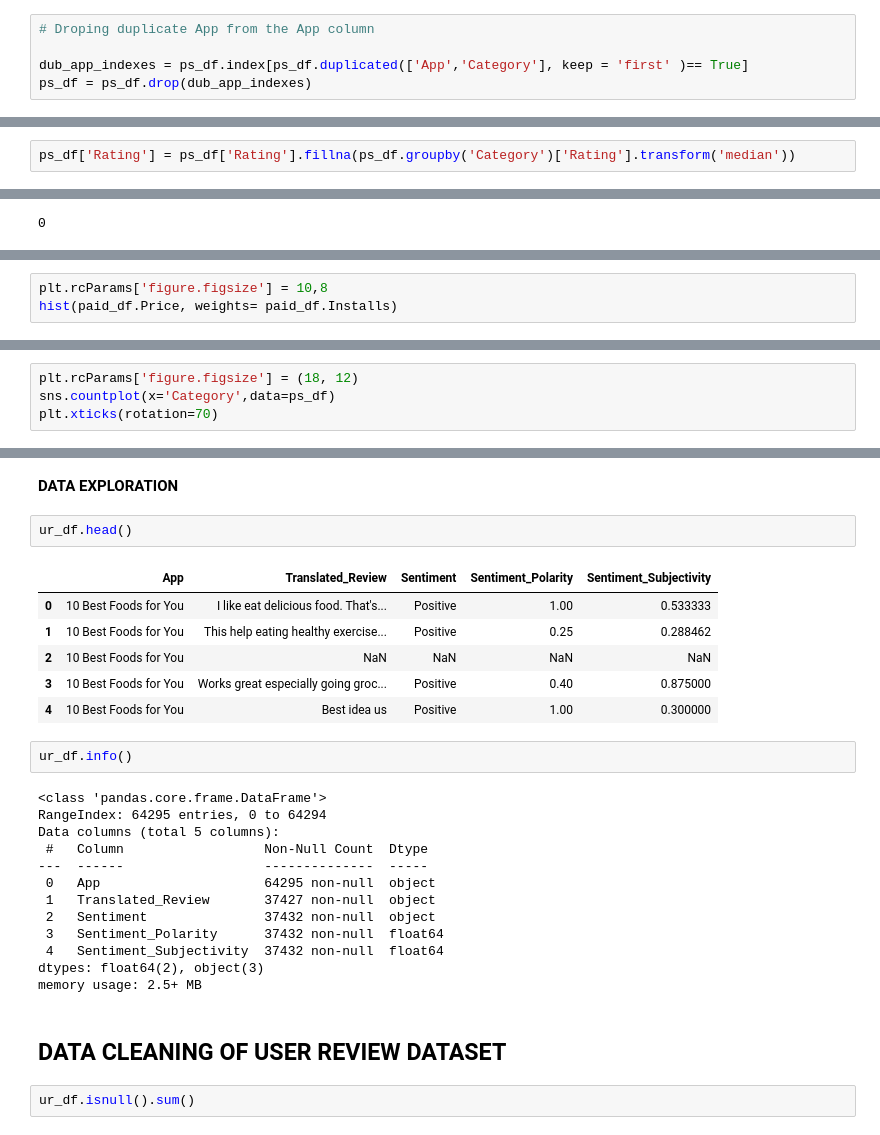
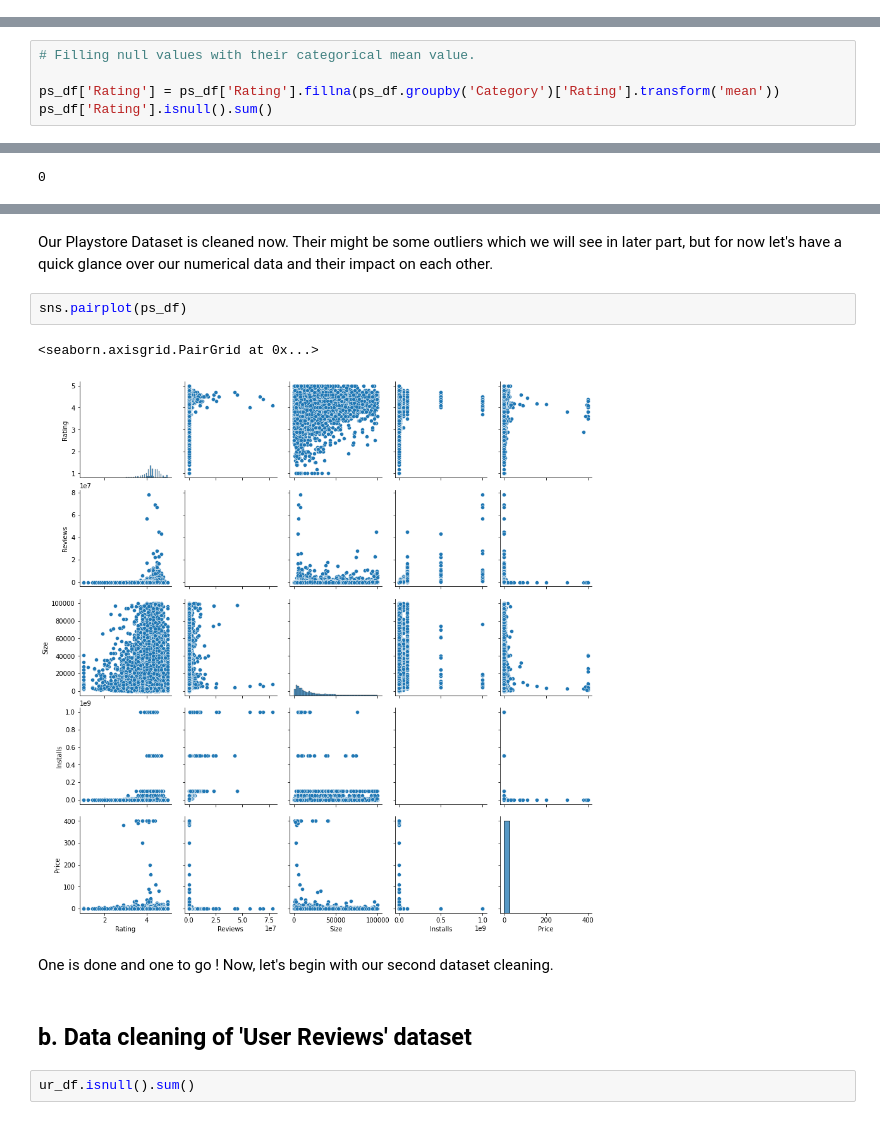
Before and after one commit to ankitrai777/EDA-on-Play-Store-App-Review, a Jupyter notebook: Play_Store_App_Review_Analysis_Capstone_Project.ipynb, the cells around one changed output, grey strips where cells are left out. Cells and saved outputs as stored; diff of their text form.

```diff
--- a/Play_Store_App_Review_Analysis_Capstone_Project.ipynb
+++ b/Play_Store_App_Review_Analysis_Capstone_Project.ipynb
@@ -251,5 +349,0 @@ ps_df[ps_df.duplicated(['App','Category'] , keep = 'first' )].sort_values(by= 'A
-# %%
-# Droping duplicate App from the App column
-
-dub_app_indexes = ps_df.index[ps_df.duplicated(['App','Category'], keep = 'first' )== True]
-ps_df = ps_df.drop(dub_app_indexes)
@@ -289,2 +406,5 @@ ps_df.drop([10472],inplace = True)
 # %%
-ps_df['Rating'] = ps_df['Rating'].fillna(ps_df.groupby('Category')['Rating'].transform('median'))
+# Filling null values with their categorical mean value.
+
+ps_df['Rating'] = ps_df['Rating'].fillna(ps_df.groupby('Category')['Rating'].transform('mean'))
+ps_df['Rating'].isnull().sum()
@@ -665,3 +711,0 @@ paid_df = ps_df[ps_df['Type']== 'Paid']
-# %%
-plt.rcParams['figure.figsize'] = 10,8
-hist(paid_df.Price, weights= paid_df.Installs)
@@ -767,4 +711,0 @@ Name: Category, dtype: int64
-# %%
-plt.rcParams['figure.figsize'] = (18, 12)
-sns.countplot(x='Category',data=ps_df)
-plt.xticks(rotation=70)
@@ -860,31 +712,14 @@ plt.xticks(rotation=50)
-# %% [markdown]
-**DATA EXPLORATION**
-# %%
-ur_df.head()
-# %% [output]
-|  | App | Translated_Review | Sentiment | Sentiment_Polarity | Sentiment_Subjectivity |
-| 0 | 10 Best Foods for You | I like eat delicious food. That's... | Positive | 1.00 | 0.533333 |
-| 1 | 10 Best Foods for You | This help eating healthy exercise... | Positive | 0.25 | 0.288462 |
-| 2 | 10 Best Foods for You | NaN | NaN | NaN | NaN |
-| 3 | 10 Best Foods for You | Works great especially going groc... | Positive | 0.40 | 0.875000 |
-| 4 | 10 Best Foods for You | Best idea us | Positive | 1.00 | 0.300000 |
-# %%
-ur_df.info()
-# %% [output]
-<class 'pandas.core.frame.DataFrame'>
-RangeIndex: 64295 entries, 0 to 64294
-Data columns (total 5 columns):
- #   Column                  Non-Null Count  Dtype
----  ------                  --------------  -----
- 0   App                     64295 non-null  object
- 1   Translated_Review       37427 non-null  object
- 2   Sentiment               37432 non-null  object
- 3   Sentiment_Polarity      37432 non-null  float64
- 4   Sentiment_Subjectivity  37432 non-null  float64
-dtypes: float64(2), object(3)
-memory usage: 2.5+ MB
-# %% [markdown]
-## **DATA CLEANING OF USER REVIEW DATASET**
+# %% [markdown]
+Our Playstore Dataset is cleaned now. Their might be some outliers which we will see in later part, but for now let's have a quick glance over our numerical data and their impact on each other.
+# %%
+sns.pairplot(ps_df)
+# %% [output]
+<seaborn.axisgrid.PairGrid at 0x...>
+[figure, added]
+# %% [markdown]
+One is done and one to go ! Now, let's begin with our second dataset cleaning.
+# %% [markdown]
+## b. **Data cleaning of 'User Reviews' dataset**
 # %%
 ur_df.isnull().sum()
 # %% [output]
```
Also changed, not shown: parts of 266 cells of this notebook.
